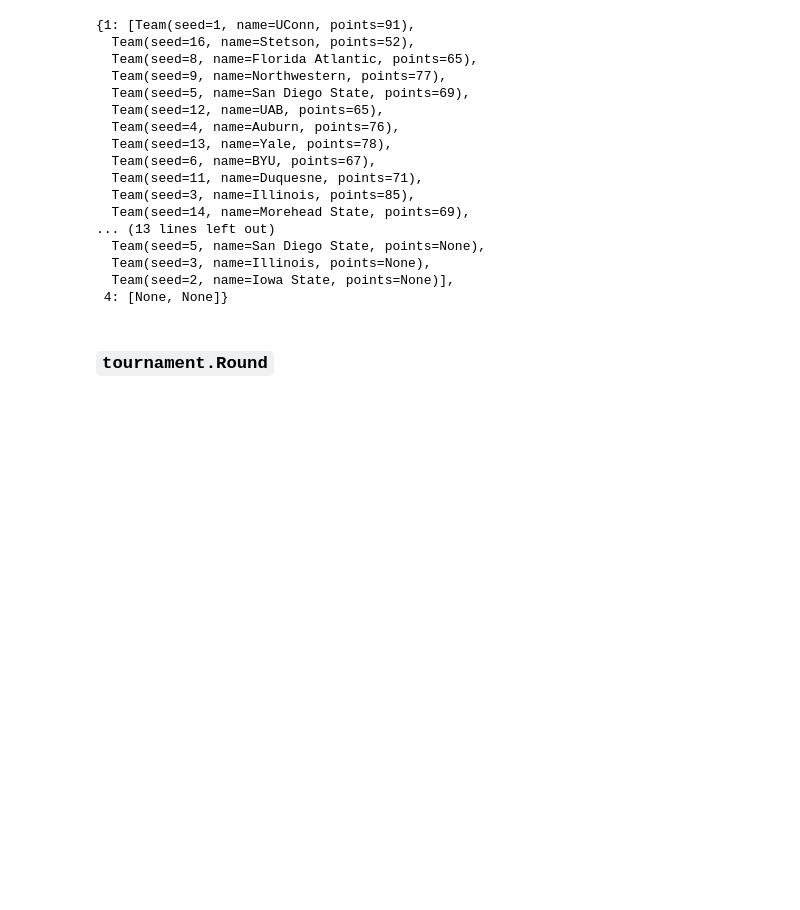
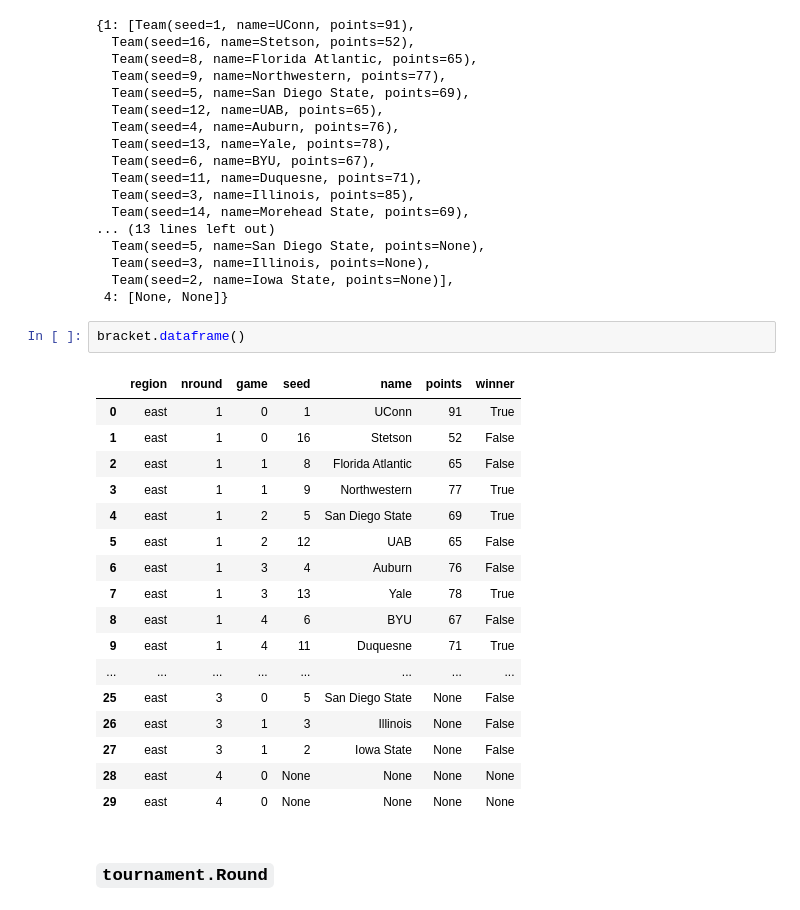
Before and after one commit to JacobLee23/sports-reference, a Jupyter notebook: notebooks/cbb/postseason.ipynb, the cells around one changed output. Drawn from its saved outputs; the diff is of its cells as text; blank space fills up the shorter version.

Commit message:
feat/cbb: update cbb.postseason.tournament to represent tournament/bracket/game/team data as pandas objects

```diff
--- a/notebooks/cbb/postseason.ipynb
+++ b/notebooks/cbb/postseason.ipynb
@@ -92,6 +108,26 @@ bracket.teams()
   Team(seed=3, name=Illinois, points=None),
   Team(seed=2, name=Iowa State, points=None)],
  4: [None, None]}
+# %%
+bracket.dataframe()
+# %% [output]
+|  | region | nround | game | seed | name | points | winner |
+| 0 | east | 1 | 0 | 1 | UConn | 91 | True |
+| 1 | east | 1 | 0 | 16 | Stetson | 52 | False |
+| 2 | east | 1 | 1 | 8 | Florida Atlantic | 65 | False |
+| 3 | east | 1 | 1 | 9 | Northwestern | 77 | True |
+| 4 | east | 1 | 2 | 5 | San Diego State | 69 | True |
+| 5 | east | 1 | 2 | 12 | UAB | 65 | False |
+| 6 | east | 1 | 3 | 4 | Auburn | 76 | False |
+| 7 | east | 1 | 3 | 13 | Yale | 78 | True |
+| 8 | east | 1 | 4 | 6 | BYU | 67 | False |
+| 9 | east | 1 | 4 | 11 | Duquesne | 71 | True |
+| ... | ... | ... | ... | ... | ... | ... | ... |
+| 25 | east | 3 | 0 | 5 | San Diego State | None | False |
+| 26 | east | 3 | 1 | 3 | Illinois | None | False |
+| 27 | east | 3 | 1 | 2 | Iowa State | None | False |
+| 28 | east | 4 | 0 | None | None | None | None |
+| 29 | east | 4 | 0 | None | None | None | None |
 # %% [markdown]
 ### `tournament.Round`
 # %%
```
Also changed, not shown: parts of 4 cells of this notebook, 1 other file.
